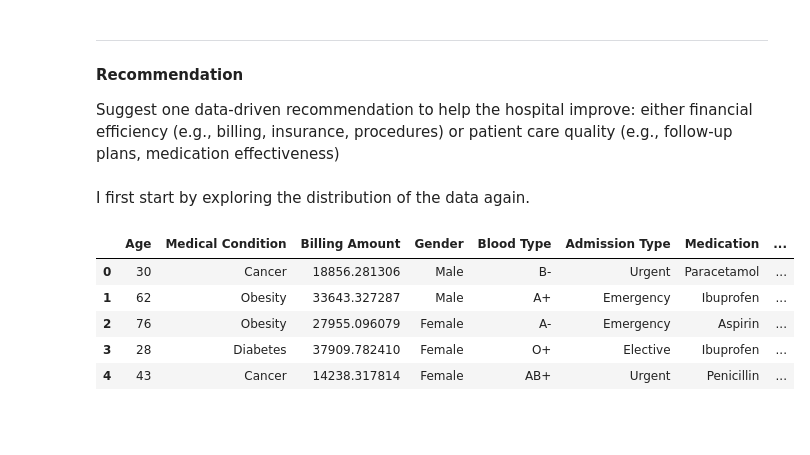
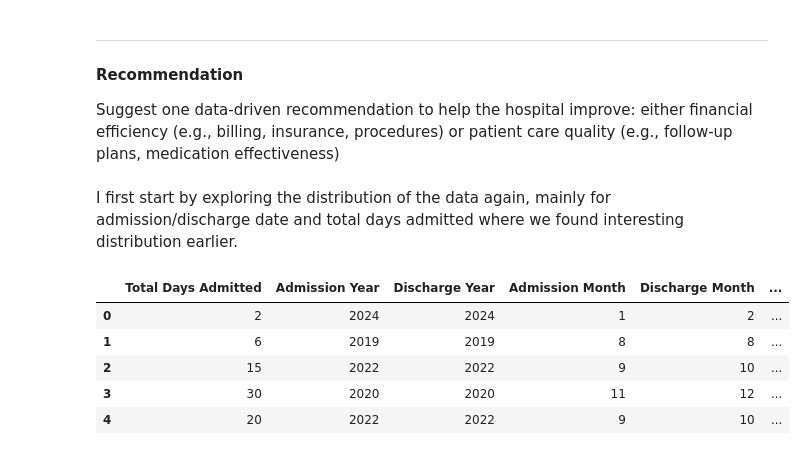
Before and after one commit to TanatPi/Healthcare_data_test, a Jupyter notebook: DA test.ipynb, the cells around one changed output. Cells and saved outputs as stored; diff of their text form; code cells hidden in the pictures; blank space fills up the shorter version.

```diff
--- a/DA test.ipynb
+++ b/DA test.ipynb
@@ -541,19 +563,19 @@ Therefore, in conclusion,based on the analysis:
 #### Recommendation
 Suggest one data-driven recommendation to help the hospital improve: either financial efficiency (e.g., billing, insurance, procedures) or patient care quality (e.g., follow-up plans, medication effectiveness)
 # %% [markdown]
-I first start by exploring the distribution of the data again.
+I first start by exploring the distribution of the data again, mainly for admission/discharge date and total days admitted where we found interesting distribution earlier.
 # %%
 # Step 1: Feature selection (drop name and dates for now)
-features = df[['Age','Medical Condition','Billing Amount','Gender','Blood Type','Admission Type','Medication','Test Results','Total Days Admitted', 'Insurance Provider','Doctor','Hospital']]
+features = df[['Total Days Admitted','Admission Year','Discharge Year','Admission Month','Discharge Month','Admission DayOfWeek','Discharge DayOfWeek','Admission DayOfYear','Discharge DayOfYear','Days Since First Admission','Days Since First Discharge']]
 
 features.head()
 # %% [output]
-|  | Age | Medical Condition | Billing Amount | Gender | Blood Type | Admission Type | Medication | ... |
-| 0 | 30 | Cancer | 18856.281306 | Male | B- | Urgent | Paracetamol | ... |
-| 1 | 62 | Obesity | 33643.327287 | Male | A+ | Emergency | Ibuprofen | ... |
-| 2 | 76 | Obesity | 27955.096079 | Female | A- | Emergency | Aspirin | ... |
-| 3 | 28 | Diabetes | 37909.782410 | Female | O+ | Elective | Ibuprofen | ... |
-| 4 | 43 | Cancer | 14238.317814 | Female | AB+ | Urgent | Penicillin | ... |
+|  | Total Days Admitted | Admission Year | Discharge Year | Admission Month | Discharge Month | ... |
+| 0 | 2 | 2024 | 2024 | 1 | 2 | ... |
+| 1 | 6 | 2019 | 2019 | 8 | 8 | ... |
+| 2 | 15 | 2022 | 2022 | 9 | 10 | ... |
+| 3 | 30 | 2020 | 2020 | 11 | 12 | ... |
+| 4 | 20 | 2022 | 2022 | 9 | 10 | ... |
 # %%
 cat_cols = features.select_dtypes(include=['object', 'category']).columns
 num_cols = features.select_dtypes(include=['number']).columns  # numeric columns to bin
```
Also changed, not shown: parts of 4 cells of this notebook.
